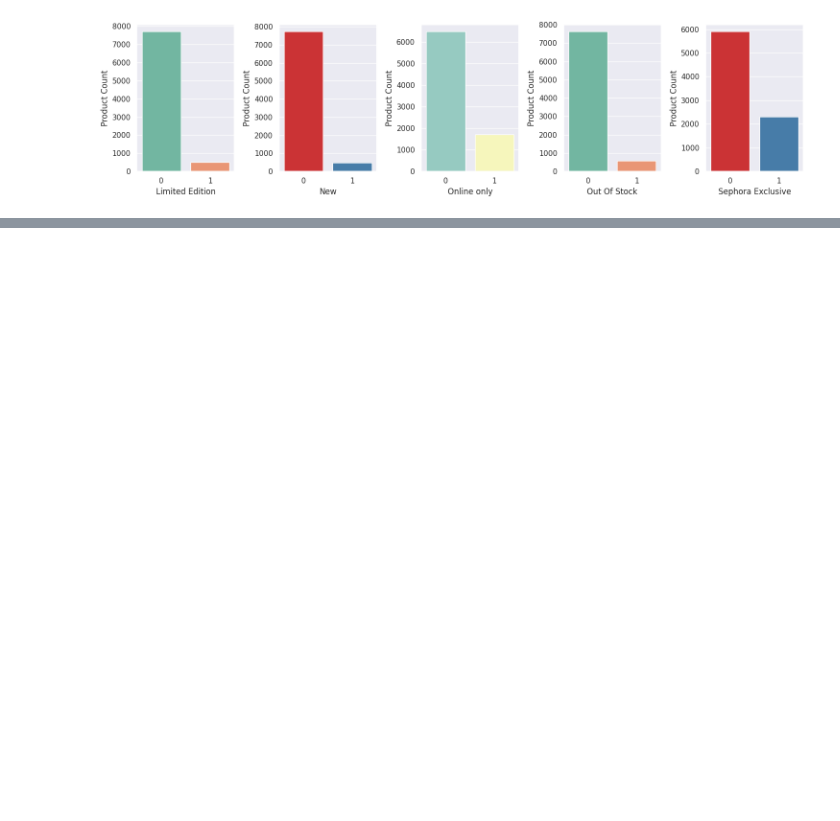
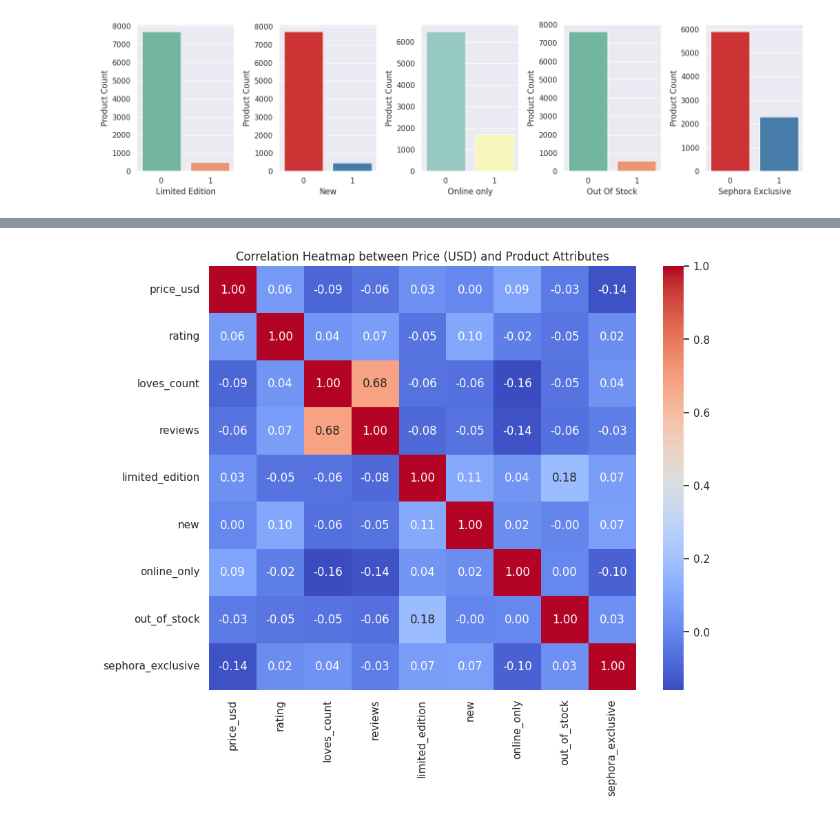
Before and after one commit to aksanaboo/sephora, a Jupyter notebook: SephoraEDA.ipynb, the cells around one changed output, grey strips where cells are left out. Cells and saved outputs as stored; diff of their text form; code cells hidden in the pictures; blank space fills up the shorter version.

```diff
--- a/SephoraEDA.ipynb
+++ b/SephoraEDA.ipynb
@@ -377,0 +381,10 @@ plt.show()
+# %%
+df3 = product[['price_usd','rating','loves_count','reviews','limited_edition','new','online_only','out_of_stock','sephora_exclusive']]
+# %%
+correlation_matrix = df3.corr()
+plt.figure(figsize=(10, 8))
+sns.heatmap(correlation_matrix, annot=True, cmap='coolwarm', fmt=".2f")
+plt.title('Correlation Heatmap between Price (USD) and Product Attributes')
+plt.show()
+# %% [output]
+[figure, added]
```
Also changed, not shown: parts of 15 cells of this notebook.
